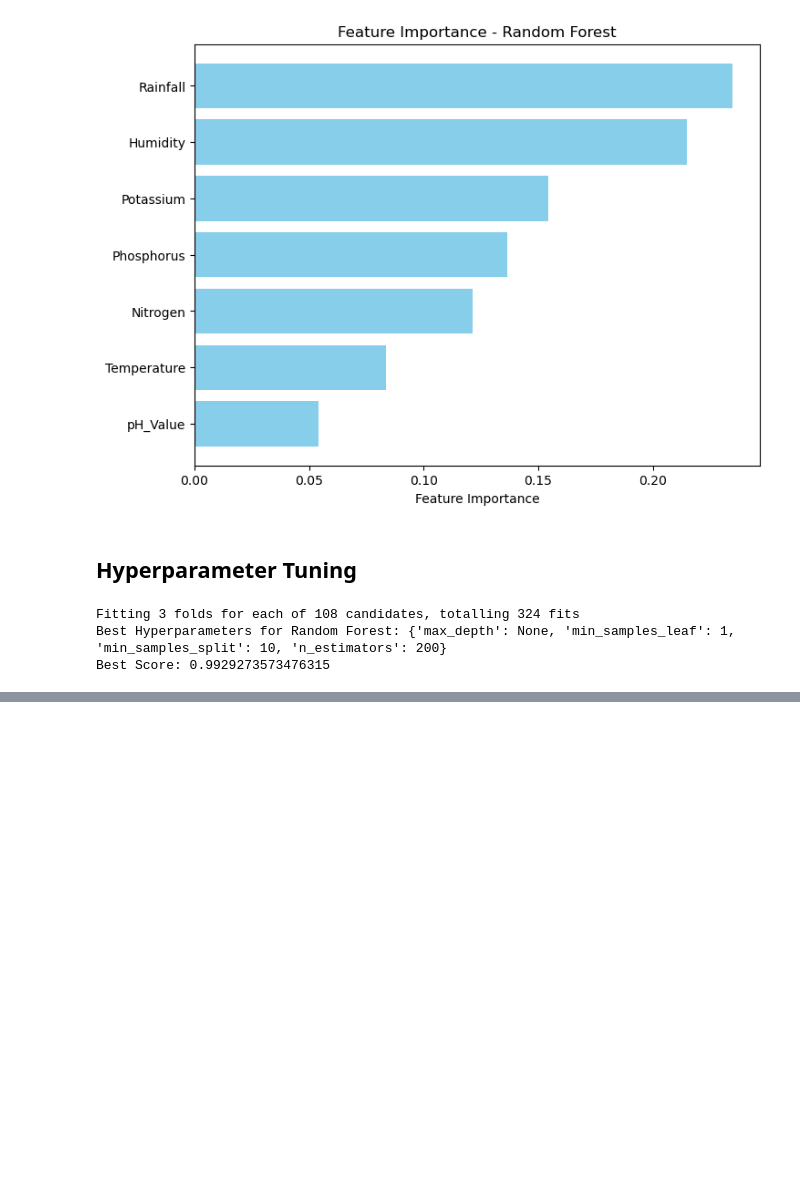
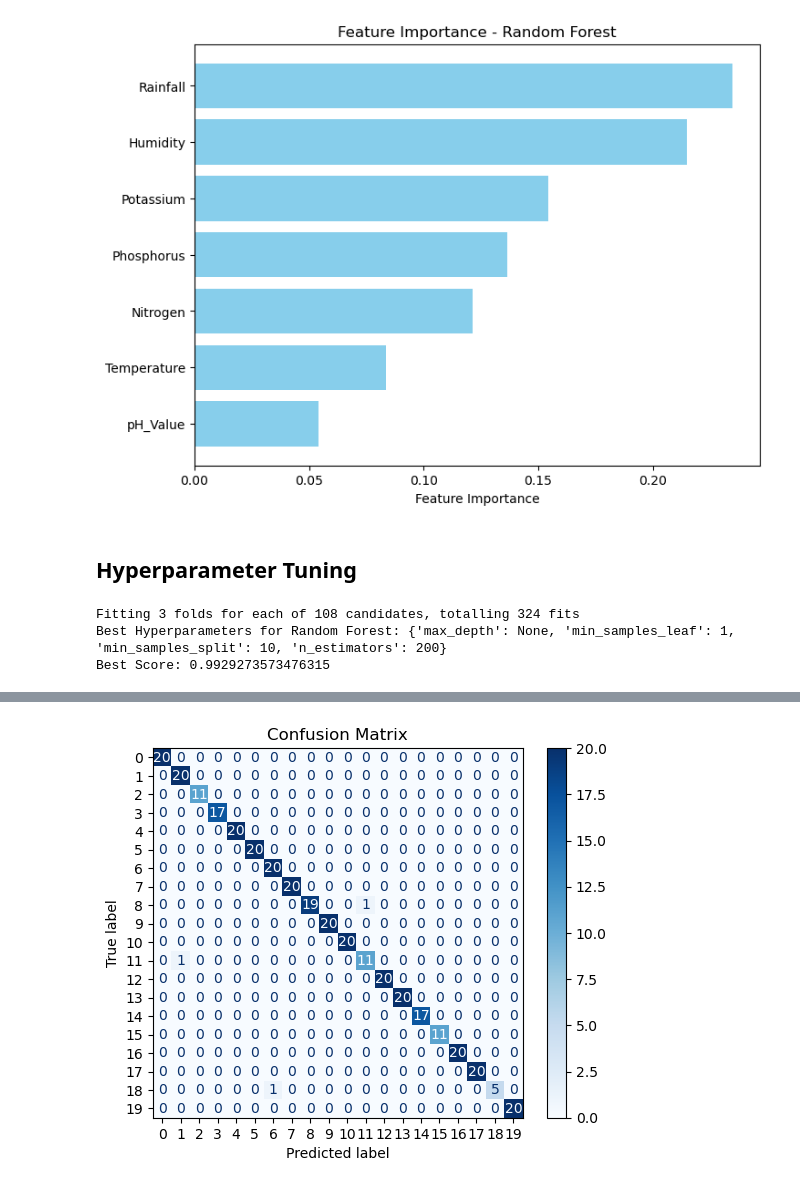
Before and after one commit to Johnnysnipes90/Crop-Recommendation-System, a Jupyter notebook: notebooks/Load and Explore.ipynb, the cells around one changed output, grey strips where cells are left out. Drawn from its saved outputs; the diff is of its cells as text; code cells hidden in the pictures; blank space fills up the shorter version.

```diff
--- a/notebooks/Load and Explore.ipynb
+++ b/notebooks/Load and Explore.ipynb
@@ -439,0 +442,33 @@ Best Score: 0.9929273573476315
+# %%
+from sklearn.metrics import accuracy_score, classification_report, log_loss, roc_auc_score
+from sklearn.metrics import confusion_matrix, ConfusionMatrixDisplay
+
+# Predict on training and test sets
+y_train_pred = model.predict(X_train_scaled)
+y_test_pred = model.predict(X_test_scaled)
+y_train_proba = model.predict_proba(X_train_scaled)
+y_test_proba = model.predict_proba(X_test_scaled)
+
+# Accuracy
+train_accuracy = accuracy_score(y_train, y_train_pred)
+test_accuracy = accuracy_score(y_test, y_test_pred)
+
+# Log-Loss
+train_log_loss = log_loss(y_train, y_train_proba)
+test_log_loss = log_loss(y_test, y_test_proba)
+
+# Classification report
+print("Classification Report on Test Data:")
+print(classification_report(y_test, y_test_pred))
+
+# Macro-Averaged ROC-AUC (one-vs-rest)
+train_auc = roc_auc_score(y_train, y_train_proba, multi_class="ovr", average="macro")
+test_auc = roc_auc_score(y_test, y_test_proba, multi_class="ovr", average="macro")
+
+# Print metrics
+print("\nTraining Accuracy:", train_accuracy)
+print("Test Accuracy:", test_accuracy)
+print("Training Log-Loss:", train_log_loss)
+print("Test Log-Loss:", test_log_loss)
+print("Training AUC:", train_auc)
+print("Test AUC:", test_auc)
@@ -439,0 +493,11 @@ Best Score: 0.9929273573476315
+# %%
+# Generate confusion matrix
+conf_matrix = confusion_matrix(y_test, y_test_pred)
+
+# Display confusion matrix
+disp = ConfusionMatrixDisplay(confusion_matrix=conf_matrix, display_labels=rf_model.classes_)
+disp.plot(cmap='Blues')  # Use cmap for better visuals
+plt.title("Confusion Matrix")
+plt.show()
+# %% [output]
+[figure, added]
```
Also changed, not shown: parts of 2 cells of this notebook.
